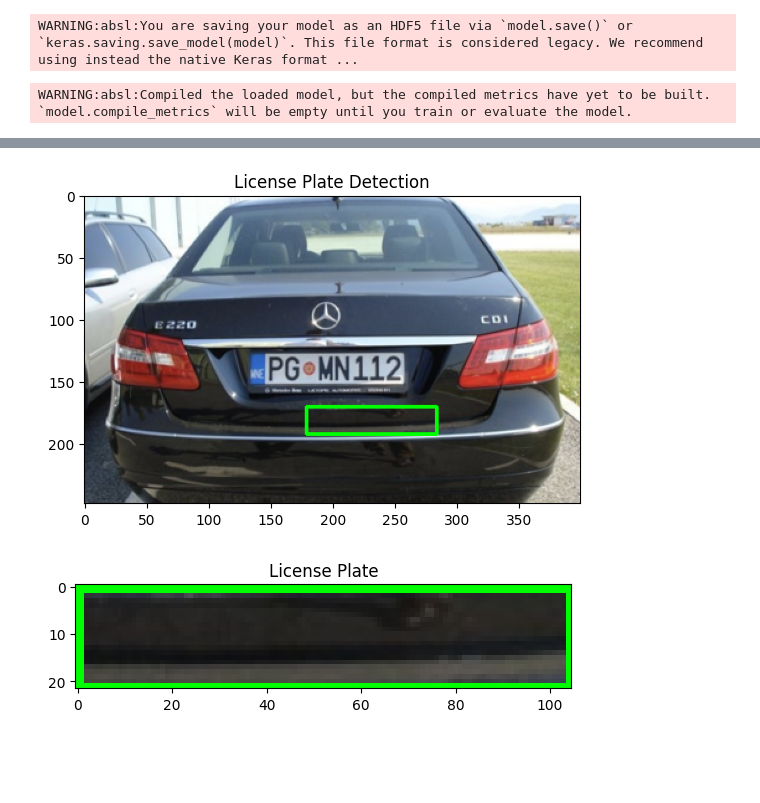
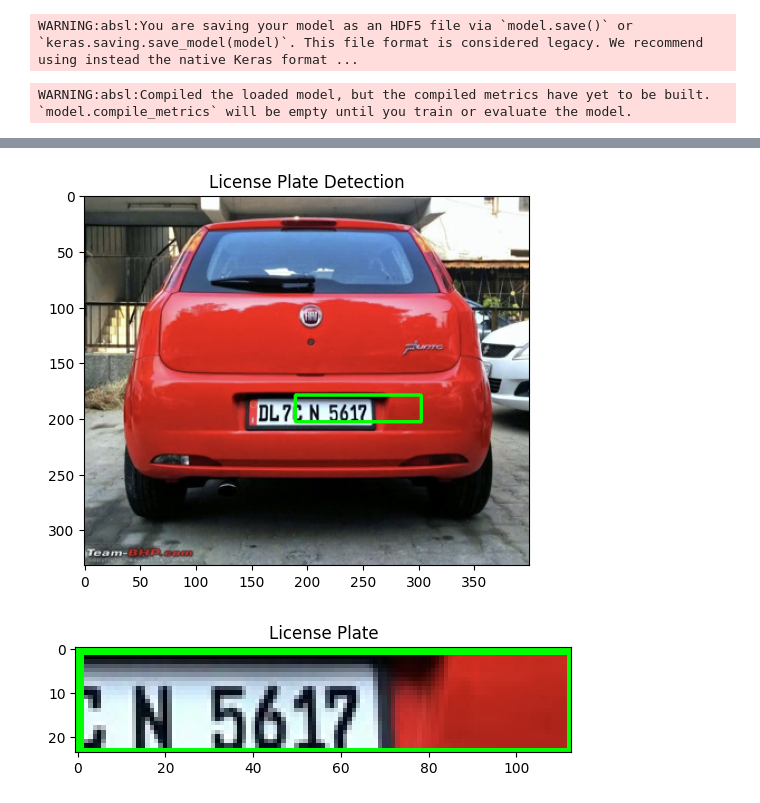
Before and after one commit to NasrunSR/Parking-Management-System-Project, a Jupyter notebook: Parking_Management_System_Project.ipynb, the cells around one changed output, grey strips where cells are left out. Drawn from its saved outputs; the diff is of its cells as text; code cells hidden in the pictures; blank space fills up the shorter version.

```diff
--- a/Parking_Management_System_Project.ipynb
+++ b/Parking_Management_System_Project.ipynb
@@ -178,7 +178,7 @@ def detect_plate(image_path, model):
     plt.show()
 
 # Test: Detect license plates from images in the dataset
-test_image = os.path.join(images_dir, 'Cars1.png')  # Use an actual test image path
+test_image = os.path.join(images_dir, 'Cars34.png')  # Use an actual test image path
 model = load_model('car_plate_detection_model.h5')
 detect_plate(test_image, model)
 # %% [output]
@@ -188,2 +188,2 @@ Detected License Plate: []
-[figure, old version]
+[figure, new version]
-[figure, old version]
+[figure, new version]
```
Also changed, not shown: parts of 1 cell of this notebook.
